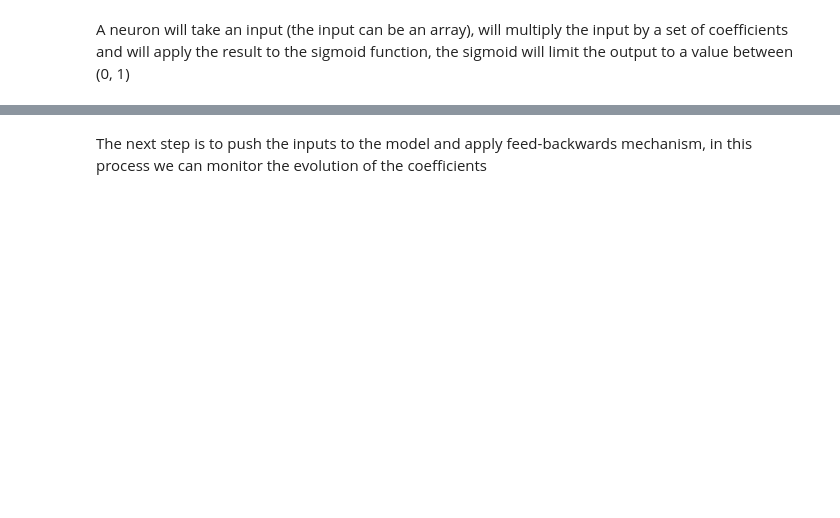
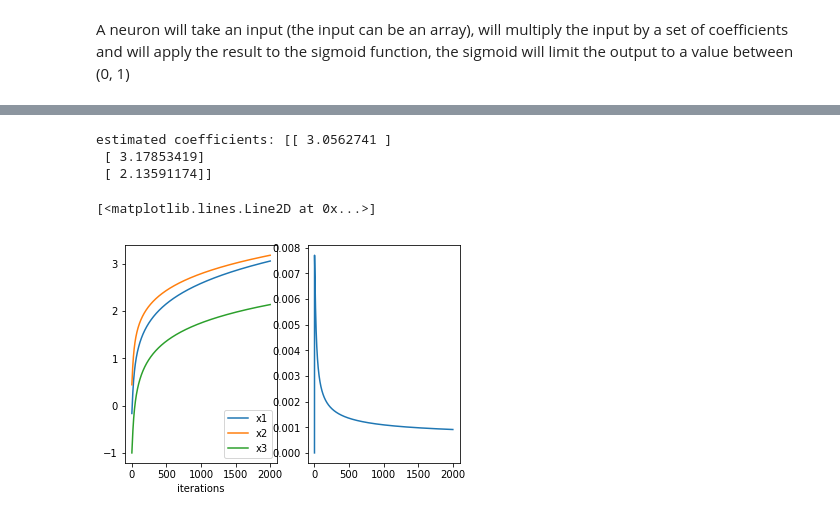
Before and after one commit to mbercas/howdonnwork, a Jupyter notebook: 1_Making_a_single_neuron.ipynb, the cells around one changed output, grey strips where cells are left out. Cells and saved outputs as stored; diff of their text form; code cells hidden in the pictures; blank space fills up the shorter version.

```diff
--- a/1_Making_a_single_neuron.ipynb
+++ b/1_Making_a_single_neuron.ipynb
@@ -59,27 +100,49 @@ Let's create a simple model with three variables, and generate a set of input va
 # %%
 coeffs_sz = 3
 N = Neuron(coeffs_sz)
-# y = 0.1*x1 + 0.3*x2 -0.1*x3
+    # y = 0.1*x1 + 0.3*x2 -0.1*x3
 
 def model(x):
-    coeffs = np.array([0.1, 0.3, -0.1])
+    coeffs = np.array([0.1, 0.01, -0.1])
+    #return 1*(np.inner(x, coeffs) > 0)
     return np.inner(x, coeffs)
 
-assert( model(np.array([[1,2,3]])) - 0.4 < 0.001 )
+#assert( model(np.array([[1,2,3]])) - 0.4 < 0.001 )
 
-X = 0.3*(np.random.random((10,3))-1)
-Y = model(X)
+sz = 1500
+reps = 2000
 
-reps = 100
-model_coeffs = np.zeros((reps, N.coeffs.shape[0]))
+def CalculateForNeuron(N, sz, reps, model):
+    X = np.random.random((sz,3))-1
+    Y = model(X).reshape((sz,1))
 
-for i in range(reps):
-    model_coeffs[i,:] = N.coeffs.T
-    estimation = N.forward(X)
-    est_error = Y - estimation.T
-    print("Y shape: {}, est_error shape: {}, estimation shape: {}".format(Y.shape, est_error.shape, estimation.shape))
-    N.backward(est_error)
+    model_coeffs = np.zeros((reps, N.coeffs.shape[0]))
+    output_error = np.zeros(reps)
 
+    model_coeffs[0] = N.coeffs.reshape((3,))
+    for i in range(1, reps):
+        output = N.forward(X)
+        cost = Y - output
+        output_error[i] = np.linalg.norm(cost, ord=2)/sz/2
+        N.backward(cost)
+        model_coeffs[i] = N.coeffs.reshape((3,))
+
+    return (model_coeffs, output_error, X, Y)
+
+model_coeffs, output_error, X, Y = CalculateForNeuron(N, sz, reps, model)
+
+#print(output)
+#print(Y)
+print("estimated coefficients: {}".format(N.coeffs))
+
+plt.figure()
+plt.subplot(121)
 plt.plot(model_coeffs); plt.xlabel("iterations"); plt.legend(["x1", "x2", "x3"])
+plt.subplot(122)
+plt.plot(output_error)
+# %% [output]
+estimated coefficients: [[ 3.0562741 ]
+ [ 3.17853419]
+ [ 2.13591174]]
+[<matplotlib.lines.Line2D at 0x...>]
+[figure, added]
-# %% [markdown]
-The next step is to push the inputs to the model and apply feed-backwards mechanism, in this process we can monitor the evolution of the coefficients
```
Also changed, not shown: parts of 17 cells of this notebook.
